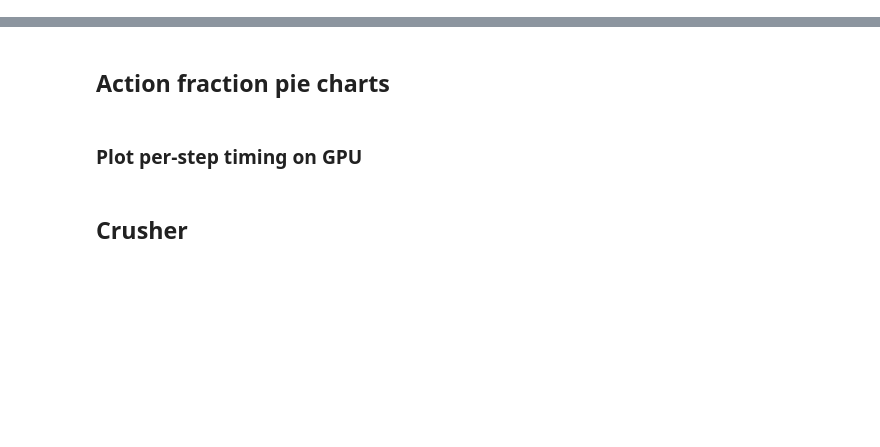
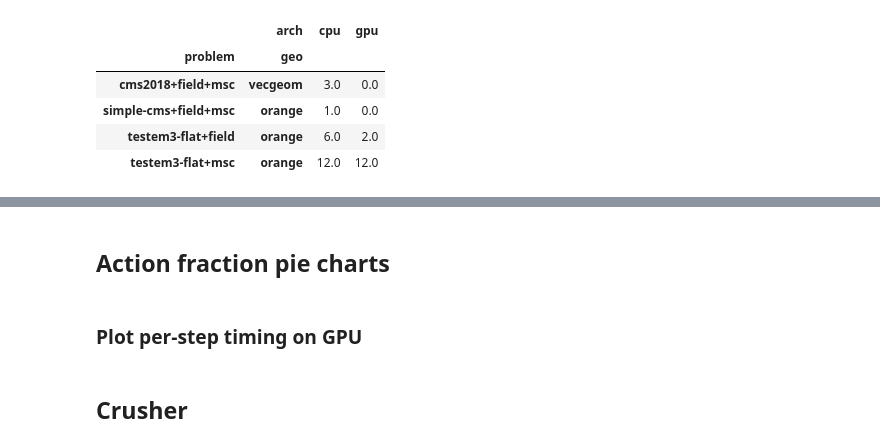
Before and after one commit to celeritas-project/regression, a Jupyter notebook: analysis.ipynb, the cells around one changed output, grey strips where cells are left out. Saved outputs shown, nothing was run; the diff lists cells and outputs as text; code cells hidden in the pictures; blank space fills up the shorter version.

```diff
--- a/analysis.ipynb
+++ b/analysis.ipynb
@@ -40,5 +38,8 @@ summit.result.columns
 # %%
-for key, lines in summit.failures()['stderr'].iteritems():
+failures = summit.failures()['stderr'].fillna(0)
+
+for key, lines in failures.items():
     print("="*78)
     print(key)
-    print("   " + " - \n".join(lines[-3:]))
+    if lines:
+        print("   " + " - \n".join(lines[-3:]))
@@ -45,5 +64,12 @@ for key, lines in summit.failures()['stderr'].iteritems():
 # %%
-summit.failures()['stderr'].groupby(['problem', 'geo', 'arch']).count().unstack()
+failures.groupby(['problem', 'geo', 'arch']).count().unstack().fillna(0)
+# %% [output]
+|  | arch | cpu | gpu |
+| problem | geo |  |  |
+| cms2018+field+msc | vecgeom | 3.0 | 0.0 |
+| simple-cms+field+msc | orange | 1.0 | 0.0 |
+| testem3-flat+field | orange | 6.0 | 2.0 |
+| testem3-flat+msc | orange | 12.0 | 12.0 |
 # %%
 summed = analyze.summarize_instances(summit.result[[
     'avg_steps_per_primary',
```
Also changed, not shown: parts of 29 cells of this notebook, 13 other files.
